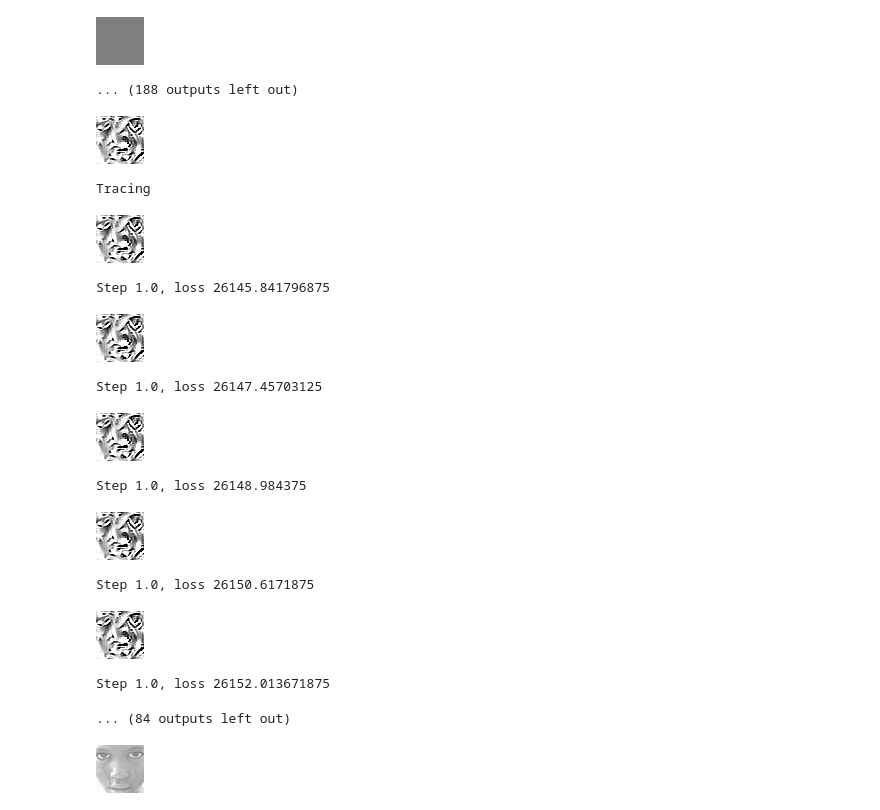
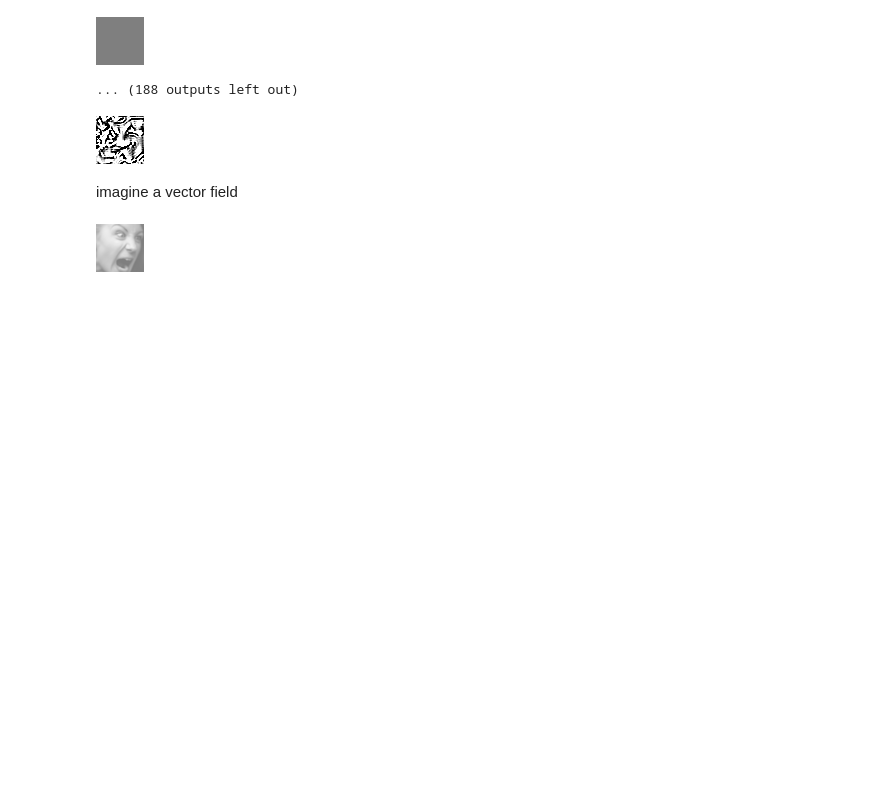
Before and after one commit to AmirMEdris/Facial-Expression-Recognition, a Jupyter notebook: Viz notebook.ipynb, the cells around one changed output. Saved outputs shown, nothing was run; the diff lists cells and outputs as text; code cells hidden in the pictures; blank space fills up the shorter version.

Commit message:
visual push

```diff
--- a/Viz notebook.ipynb
+++ b/Viz notebook.ipynb
@@ -169,14 +169,14 @@ def generatedeepdreamimg(imagebatch,model,imageposinbatch):
                                   steps=1000, step_size=0.5)
     return dream_img
 # %%
-## base_model = model
+base_model = model
 
 names = [name.name for name in  base_model.layers]
 layers = [base_model.get_layer(name).output for name in names[:]]
 
 # Create the feature extraction model
 dream_model = tf.keras.Model(inputs=base_model.input, outputs=layers)
-pickedpic= X_train[1:2]
+pickedpic= X_train[4:5]
 d = DeepDream(base_model)
 for ii in range(len(dream_model.predict(pickedpic))):
     for i in range(len(dream_model.predict(pickedpic)[ii][0,:,:,:])):
@@ -200,22 +200,12 @@ pickedpic[0,:,:,0].shape
 pickedpic = deprocess(pickedpic)
 # %%
 deepdream = DeepDream(dream_model)
-run_deep_dream_simple(pickedpic[0,:,:,0],steps = 100000,step_size=1.0)
+x = run_deep_dream_simple(pickedpic[0,:,:,0],steps = 5000,step_size=10.0)
 # %% [output]
-[figure, old version]
+[figure, new version]
-Tracing
-[figure, removed]
-Step 1.0, loss 26145.841796875
-[figure, removed]
-Step 1.0, loss 26147.45703125
-[figure, removed]
-Step 1.0, loss 26148.984375
-[figure, removed]
-Step 1.0, loss 26150.6171875
-[figure, removed]
-Step 1.0, loss 26152.013671875
-... (84 outputs left out)
+# %% [markdown]
+imagine a vector field
 # %%
 show(pickedpic[0,:,:,0])
 # %% [output]
-[figure, old version]
+[figure, new version]
```
Also changed, not shown: 2 other files.
